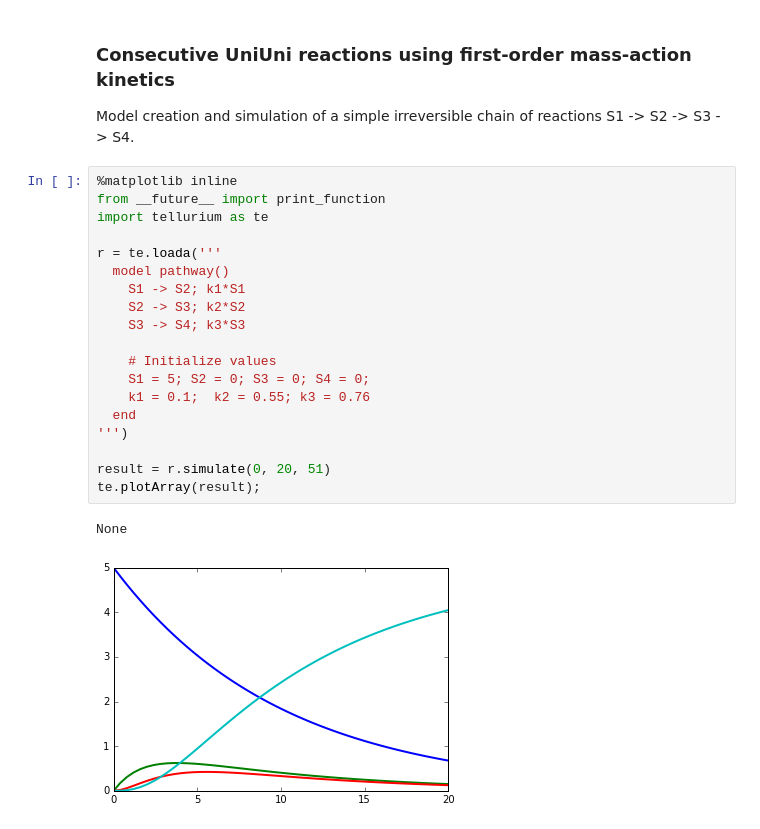
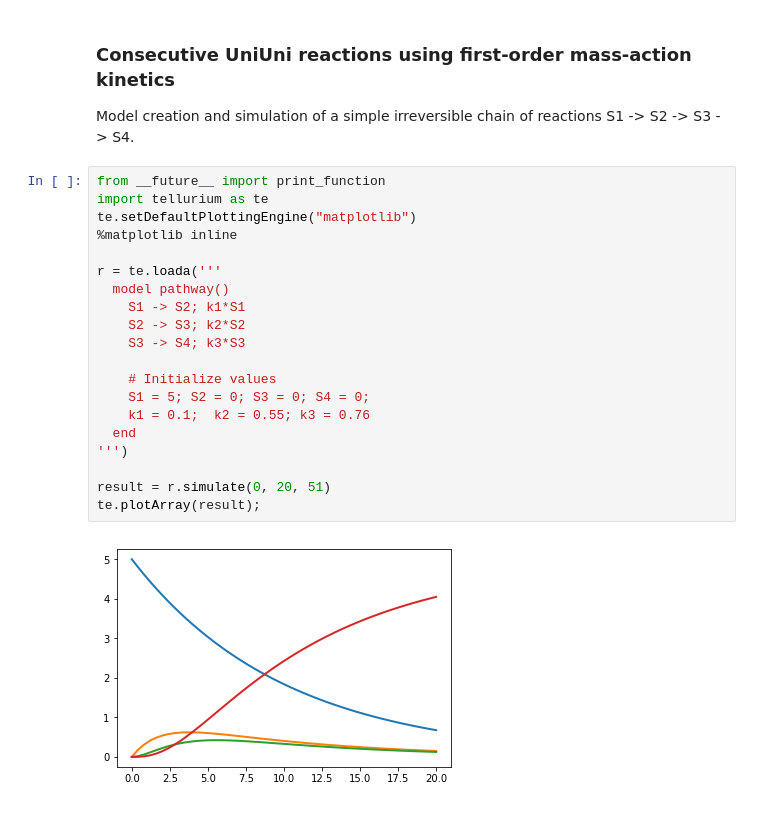
Before and after one commit to sys-bio/tellurium, a Jupyter notebook: examples/notebooks/core/model_consecutiveUniUniReactions.ipynb, the cells around one changed output. Drawn from its saved outputs; the diff is of its cells as text.

```diff
--- a/examples/notebooks/core/model_consecutiveUniUniReactions.ipynb
+++ b/examples/notebooks/core/model_consecutiveUniUniReactions.ipynb
@@ -4,24 +4,24 @@ Back to the main [Index](../index.ipynb)
 ### Consecutive UniUni reactions using first-order mass-action kinetics
 Model creation and simulation of a simple irreversible chain of reactions S1 -> S2 -> S3 -> S4.
 # %%
-%matplotlib inline
 from __future__ import print_function
 import tellurium as te
+te.setDefaultPlottingEngine("matplotlib")
+%matplotlib inline
 
 r = te.loada('''
   model pathway()
     S1 -> S2; k1*S1
     S2 -> S3; k2*S2
     S3 -> S4; k3*S3
 
     # Initialize values
     S1 = 5; S2 = 0; S3 = 0; S4 = 0;
     k1 = 0.1;  k2 = 0.55; k3 = 0.76
   end
 ''')
 
 result = r.simulate(0, 20, 51)
 te.plotArray(result);
 # %% [output]
-None
-[figure, old version]
+[figure, new version]
```
Also changed, not shown: 13 other files.
